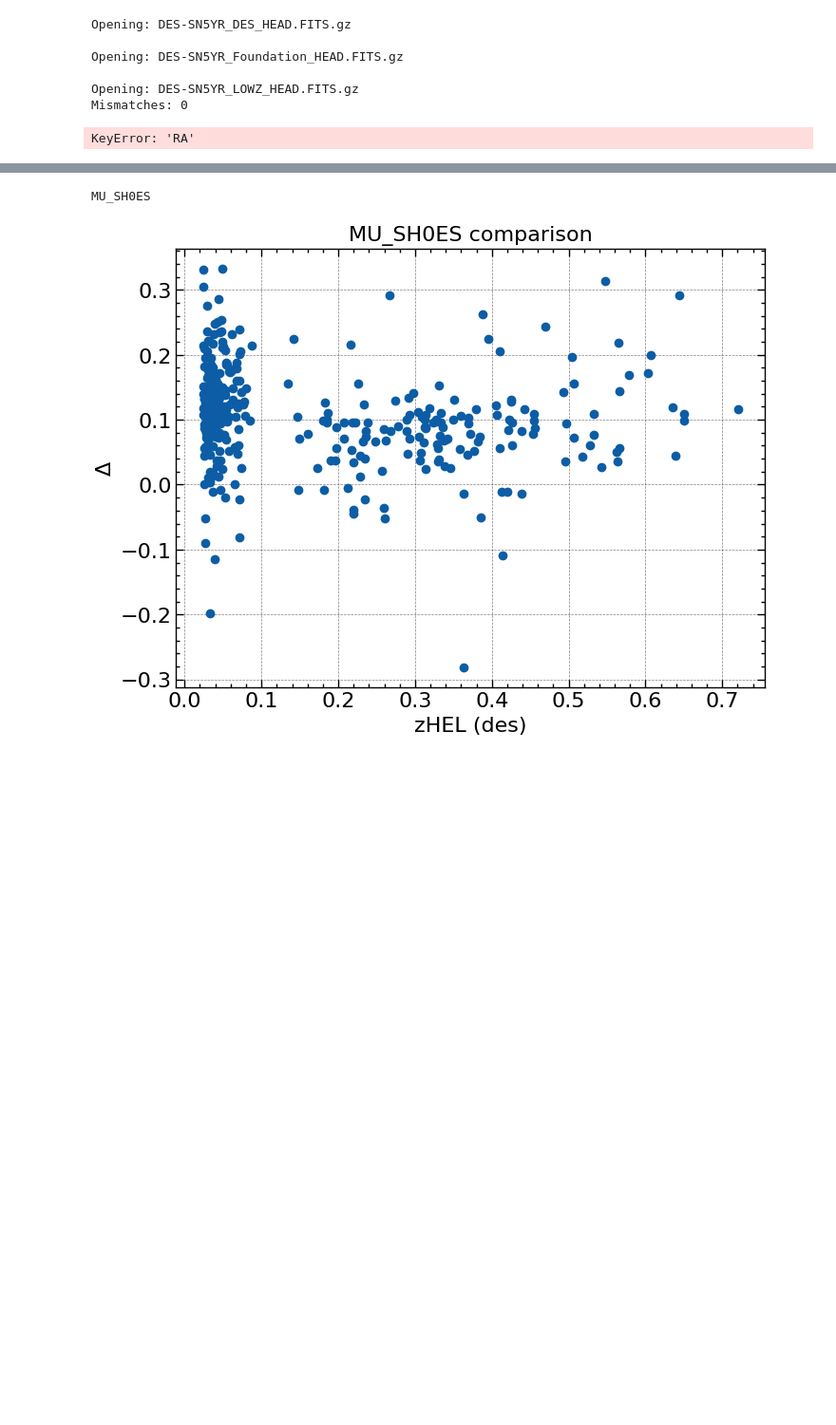
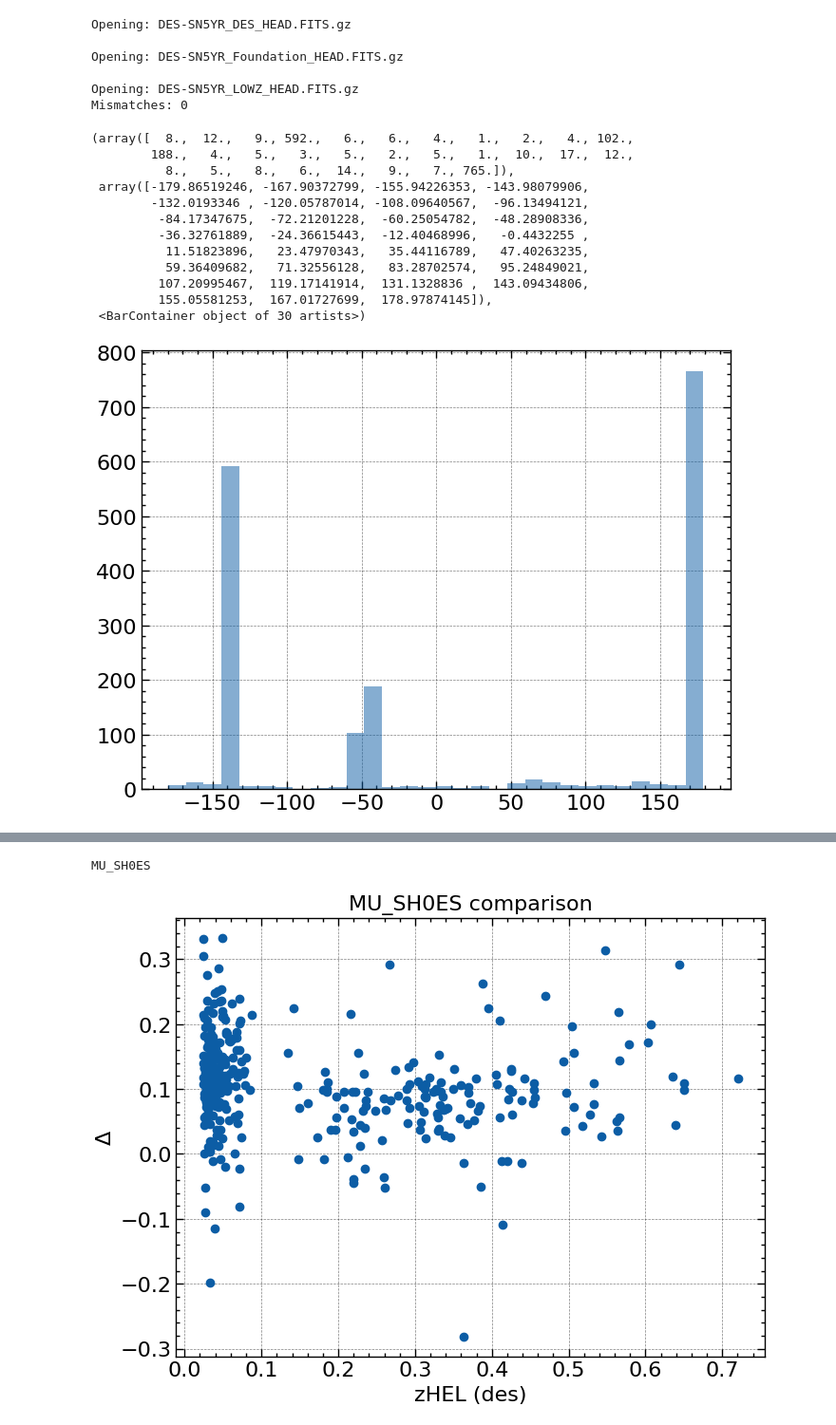
Before and after one commit to Shin107/DES_analysis, a Jupyter notebook: Visualize_sne.ipynb, the cells around one changed output, grey strips where cells are left out. Shown at 95% size. Saved outputs shown, nothing was run; the diff lists cells and outputs as text; code cells hidden in the pictures; blank space fills up the shorter version.

```diff
--- a/Visualize_sne.ipynb
+++ b/Visualize_sne.ipynb
@@ -57,9 +62,21 @@ Opening: DES-SN5YR_Foundation_HEAD.FITS.gz
 Opening: DES-SN5YR_LOWZ_HEAD.FITS.gz
 Mismatches: 0
 # %%
-des_sn5yr['RA']
+plt.hist(des_m['l'], bins=30, alpha=0.5, label='DES 5YR')
 # %% [output]
-KeyError: 'RA'
+(array([  8.,  12.,   9., 592.,   6.,   6.,   4.,   1.,   2.,   4., 102.,
+        188.,   4.,   5.,   3.,   5.,   2.,   5.,   1.,  10.,  17.,  12.,
+          8.,   5.,   8.,   6.,  14.,   9.,   7., 765.]),
+ array([-179.86519246, -167.90372799, -155.94226353, -143.98079906,
+        -132.0193346 , -120.05787014, -108.09640567,  -96.13494121,
+         -84.17347675,  -72.21201228,  -60.25054782,  -48.28908336,
+         -36.32761889,  -24.36615443,  -12.40468996,   -0.4432255 ,
+          11.51823896,   23.47970343,   35.44116789,   47.40263235,
+          59.36409682,   71.32556128,   83.28702574,   95.24849021,
+         107.20995467,  119.17141914,  131.1328836 ,  143.09434806,
+         155.05581253,  167.01727699,  178.97874145]),
+ <BarContainer object of 30 artists>)
+[figure, added]
 # %%
 
 for df in (des_meta, des_hd, pplus):
```
Also changed, not shown: parts of 32 cells of this notebook, 5 other files.
